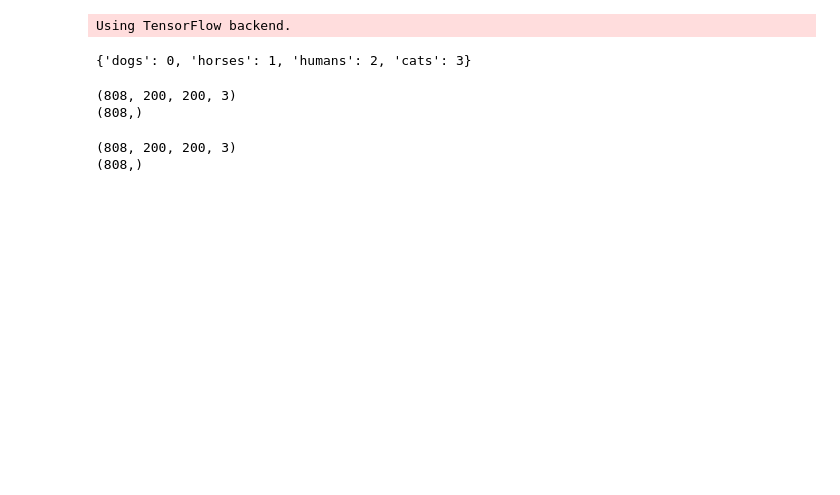
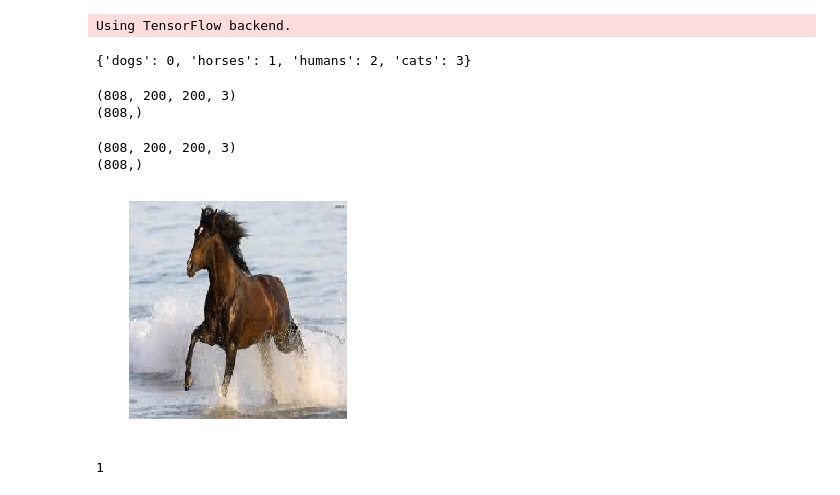
Before and after one commit to yatin9988/IMAGE-CLASSIFICATION-SVM, a Jupyter notebook: Image Classification.ipynb, the cells around one changed output. Saved outputs shown, nothing was run; the diff lists cells and outputs as text; code cells hidden in the pictures; blank space fills up the shorter version.

```diff
--- a/Image Classification.ipynb
+++ b/Image Classification.ipynb
@@ -51,3 +51,11 @@ print(labels.shape)
 # %% [output]
 (808, 200, 200, 3)
 (808,)
+# %%
+plt.imshow(images_data[673])
+plt.axis("off")
+plt.show()
+print(labels[673])
+# %% [output]
+[figure, added]
+1
```
Also changed, not shown: parts of 1 cell of this notebook.
